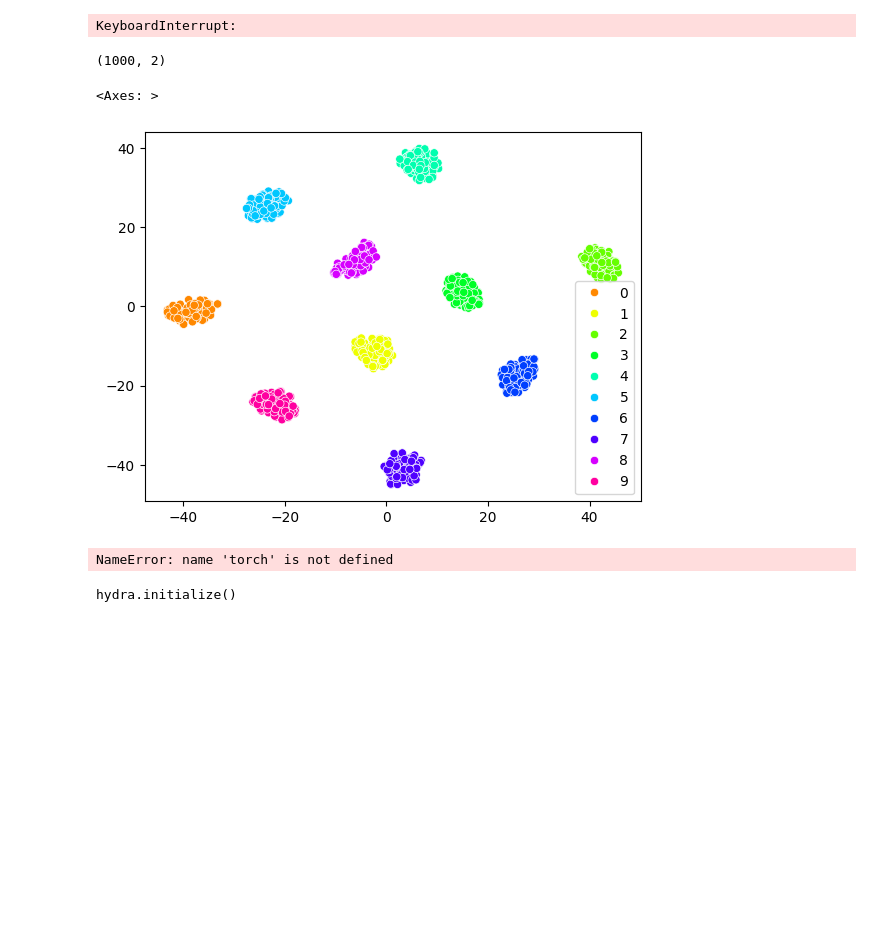
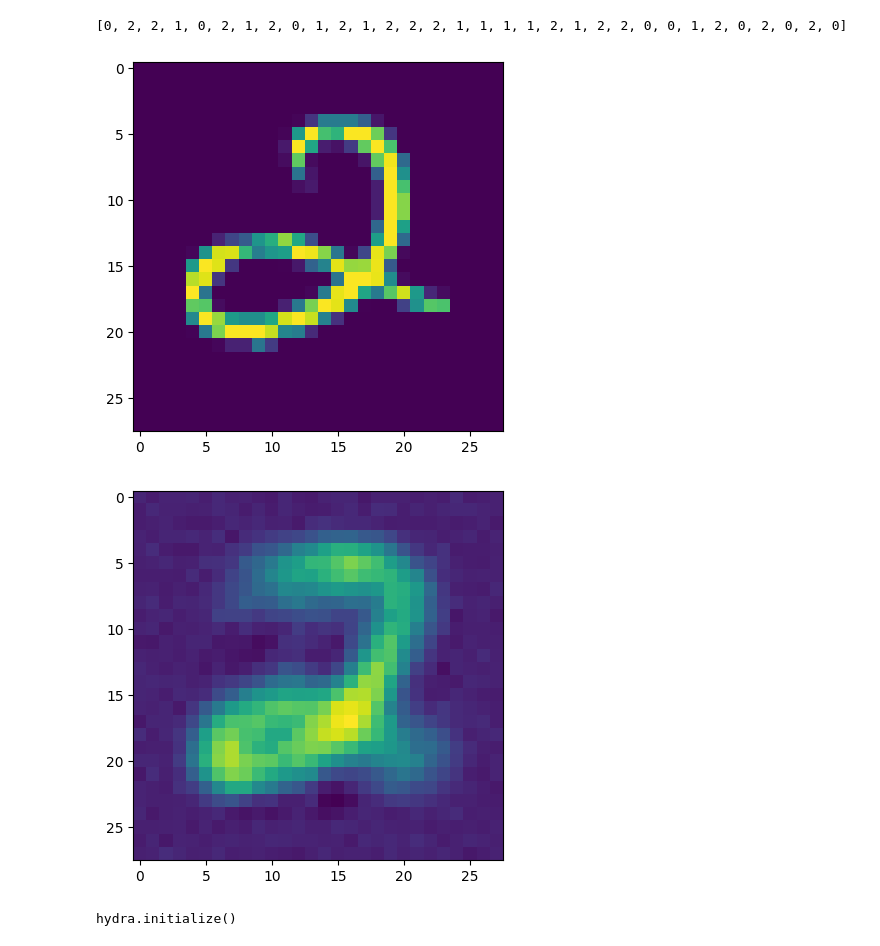
Before and after one commit to njwfish/DistributionEmbeddings, a Jupyter notebook: notebooks/playground/wormhole.ipynb, the cells around one changed output. Drawn from its saved outputs; the diff is of its cells as text; code cells hidden in the pictures; blank space fills up the shorter version.

```diff
--- a/notebooks/playground/wormhole.ipynb
+++ b/notebooks/playground/wormhole.ipynb
@@ -12,10 +14,12 @@ import numpy as np
 # %%
-dataset = MNISTDataset(set_size=10, n_sets=10**4)
+dataset = MNISTDataset(set_size=10, n_sets=10**4, n_classes=3)
+mixer = SetMixer(k=3)
 # %%
 dataloader = DataLoader(
     dataset,
-    batch_size=32,
+    batch_size=8,
     shuffle=True,
+    collate_fn=mixer.collate_fn
 )
 # %%
 in_dim = 28*28
@@ -83,6 +85,11 @@ epoch 9 batch 300: loss 6.331211566925049
 enc.eval()
 gen.eval()
 
+dataloader = DataLoader(
+    dataset,
+    batch_size=32,
+    shuffle=True,
+) # default collate now!!
 
 Zs = []
 labels = []
@@ -93,38 +100,31 @@ with torch.no_grad():
         Zs += latent.cpu().tolist()
         labels += [b.item() for b in batch['metadata'].cpu()]
 # %%
-t = TSNE(n_components=2, random_state=0)
-Zs = np.array(Zs)
-Zs = t.fit_transform(Zs)
+# t = TSNE(n_components=2, random_state=0)
+# Zs = np.array(Zs)
+# Zs = t.fit_transform(Zs)
-# %% [output]
-KeyboardInterrupt:
-# %%
-Zs.shape
-# %% [output]
-(1000, 2)
 # %%
-sns.scatterplot(x=Zs[:, 0], y=Zs[:, 1], hue=labels,
-                palette=sns.color_palette("hsv", 10))
+# sns.scatterplot(x=Zs[:, 0], y=Zs[:, 1], hue=labels,
+#                 palette=sns.color_palette("hsv", 10))
-# %% [output]
-<Axes: >
-[figure, removed]
 # %%
 with torch.no_grad():
     for idx,batch in enumerate(dataloader):
-        samples = batch['samples'].flatten(start_dim=2).to(device)
+        samples = batch['samples'].to(device)
         latent = enc(samples)
         img = gen(latent).reshape(32, set_size, 28, 28)
         metadata = [b.item() for b in batch['metadata'].cpu()]
 
         print(metadata)
 
         plt.imshow(samples[1][0].cpu().reshape(28, 28))
         plt.show()
 
         plt.imshow(img[1][0].cpu())
         break
 # %% [output]
-NameError: name 'torch' is not defined
+[0, 2, 2, 1, 0, 2, 1, 2, 0, 1, 2, 1, 2, 2, 2, 1, 1, 1, 1, 2, 1, 2, 2, 0, 0, 1, 2, 0, 2, 0, 2, 0]
+[figure, added]
+[figure, added]
 # %%
 import sys
 import os
```
Also changed, not shown: parts of 3 cells of this notebook, 6 other files.
